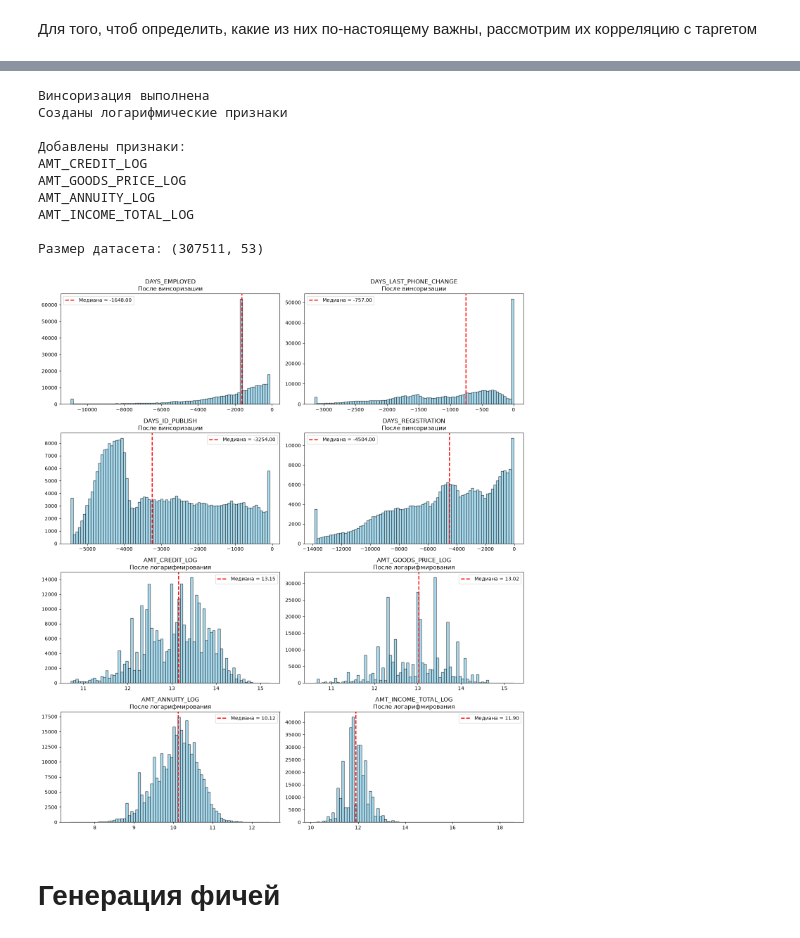
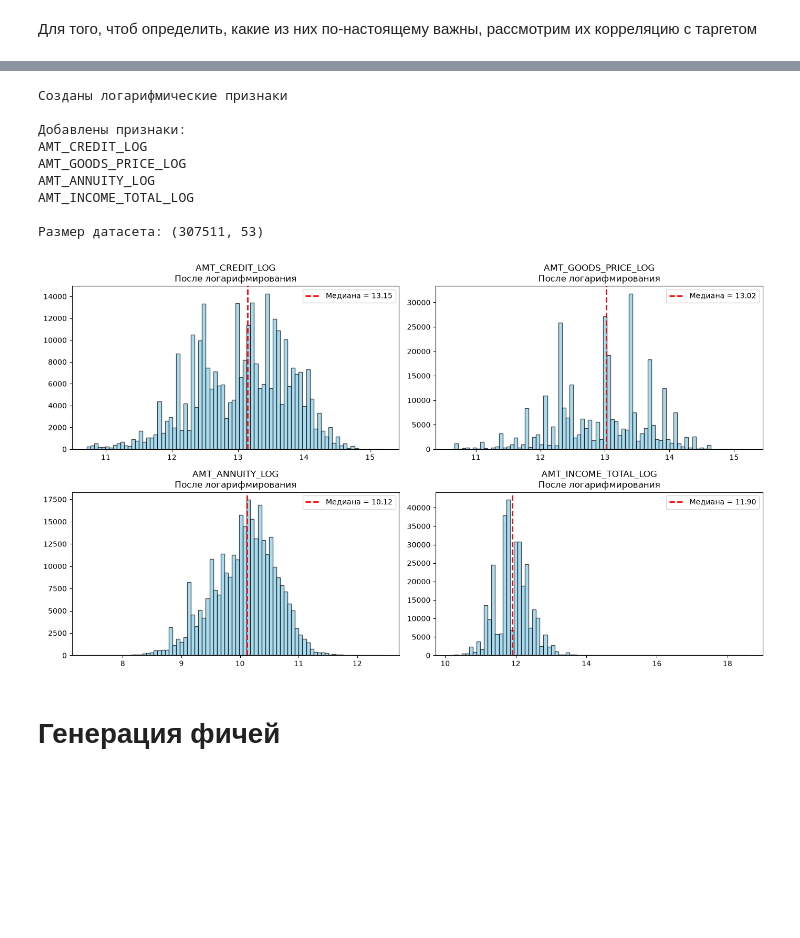
Before and after one commit to Twickitt/Credit-Scoring-Bot, a Jupyter notebook: notebooks/Credit-Scoring-Analysis.ipynb, the cells around one changed output, grey strips where cells are left out. Cells and saved outputs as stored; diff of their text form; code cells hidden in the pictures; blank space fills up the shorter version.

```diff
--- a/notebooks/Credit-Scoring-Analysis.ipynb
+++ b/notebooks/Credit-Scoring-Analysis.ipynb
@@ -359,20 +359,6 @@ plt.show()
 # %%
-winsor_cols = [
-    'DAYS_EMPLOYED',
-    'DAYS_LAST_PHONE_CHANGE',
-    'DAYS_ID_PUBLISH',
-    'DAYS_REGISTRATION'
-]
-
-for col in winsor_cols:
-    q01 = df[col].quantile(0.01)
-    q99 = df[col].quantile(0.99)
-    df[col] = df[col].clip(
-        lower=q01,
-        upper=q99
-    )
-print("Винсоризация выполнена")
-
+# winsorization is removed: trees don't need it,
+# and quantiles calculated over the whole df leak information from the test part
 
 log_cols = [
     'AMT_CREDIT',
@@ -393,18 +379,13 @@ print(f'\nРазмер датасета: {df.shape}')
 
 
 features_to_check = [
-    ('DAYS_EMPLOYED', 'После винсоризации'),
-    ('DAYS_LAST_PHONE_CHANGE', 'После винсоризации'),
-    ('DAYS_ID_PUBLISH', 'После винсоризации'),
-    ('DAYS_REGISTRATION', 'После винсоризации'),
-
     ('AMT_CREDIT_LOG', 'После логарифмирования'),
     ('AMT_GOODS_PRICE_LOG', 'После логарифмирования'),
     ('AMT_ANNUITY_LOG', 'После логарифмирования'),
     ('AMT_INCOME_TOTAL_LOG', 'После логарифмирования')
 ]
 
-fig, axes = plt.subplots(4, 2, figsize=(14, 16))
+fig, axes = plt.subplots(2, 2, figsize=(14, 8))
 axes = axes.flatten()
 
 for i, (col, title) in enumerate(features_to_check):
@@ -414,35 +395,34 @@ for i, (col, title) in enumerate(features_to_check):
         data,
         bins=80,
         color='skyblue',
         edgecolor='black',
         alpha=0.7
     )
 
     axes[i].axvline(
         data.median(),
         color='red',
         linestyle='--',
         linewidth=2,
         label=f'Медиана = {data.median():.2f}'
     )
 
     axes[i].set_title(f'{col}\n{title}')
     axes[i].legend()
 
 plt.tight_layout()
 plt.show()
 # %% [output]
-Винсоризация выполнена
 Созданы логарифмические признаки
 
 Добавлены признаки:
 AMT_CREDIT_LOG
 AMT_GOODS_PRICE_LOG
 AMT_ANNUITY_LOG
 AMT_INCOME_TOTAL_LOG
 
 Размер датасета: (307511, 53)
-[figure, old version]
+[figure, new version]
 # %% [markdown]
 # Генерация фичей
 # %%
```
Also changed, not shown: parts of 21 cells of this notebook, 2 other files.
